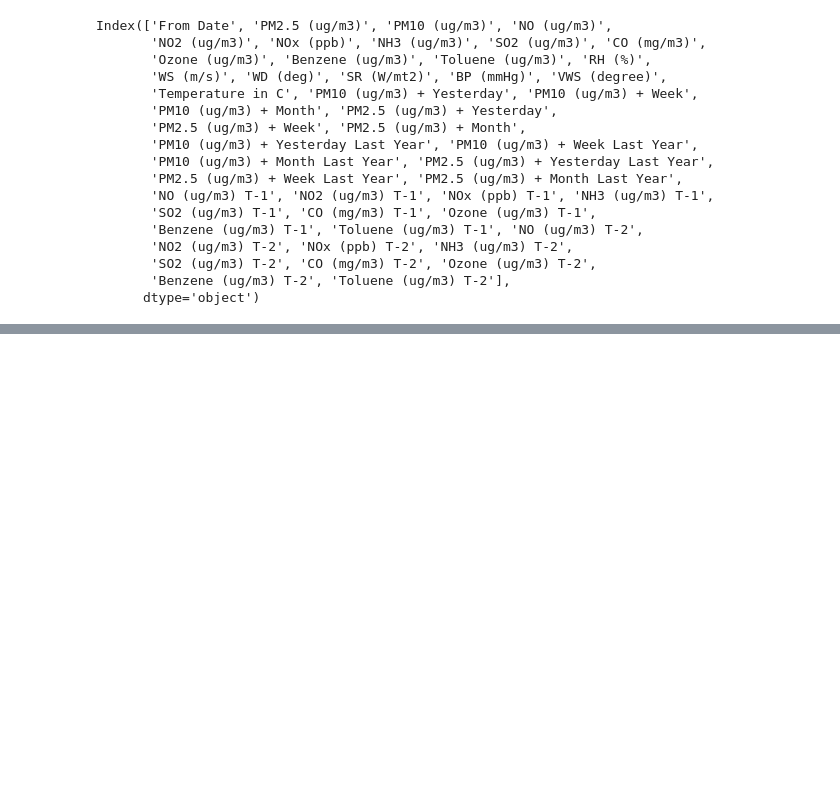
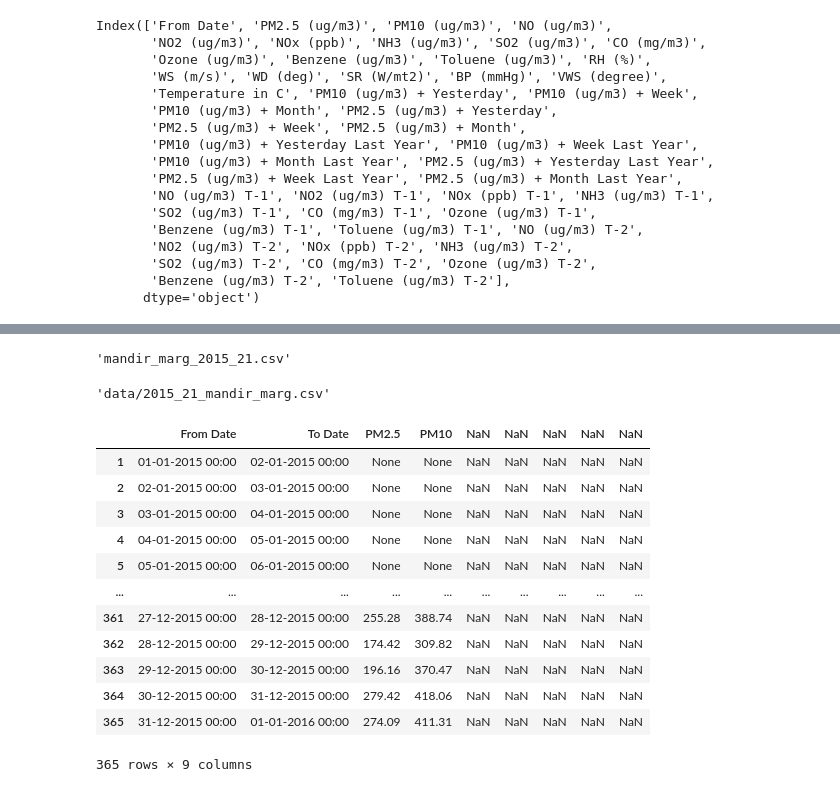
Before and after one commit to aggarwalsiddharth/framework, a Jupyter notebook: documentation.ipynb, the cells around one changed output, grey strips where cells are left out. Drawn from its saved outputs; the diff is of its cells as text; code cells hidden in the pictures; blank space fills up the shorter version.

```diff
--- a/documentation.ipynb
+++ b/documentation.ipynb
@@ -2151,0 +2179,33 @@ Index(['From Date', 'PM2.5 (ug/m3)', 'PM10 (ug/m3)', 'NO (ug/m3)',
+# %%
+file_2015
+# %% [output]
+'mandir_marg_2015_21.csv'
+# %%
+'data/' + file_2015
+# %% [output]
+'data/2015_21_mandir_marg.csv'
+# %%
+df = pd.read_csv('../2015_pm_rk_puram.csv')
+# %%
+df = df[15:]
+df.columns = list(df.iloc[0])
+df = df.reset_index(drop=True)
+df = df[1:]
+# %%
+df = df[:366]
+# %%
+df
+# %% [output]
+|  | From Date | To Date | PM2.5 | PM10 | NaN | NaN | NaN | NaN | NaN |
+| 1 | 01-01-2015 00:00 | 02-01-2015 00:00 | None | None | NaN | NaN | NaN | NaN | NaN |
+| 2 | 02-01-2015 00:00 | 03-01-2015 00:00 | None | None | NaN | NaN | NaN | NaN | NaN |
+| 3 | 03-01-2015 00:00 | 04-01-2015 00:00 | None | None | NaN | NaN | NaN | NaN | NaN |
+| 4 | 04-01-2015 00:00 | 05-01-2015 00:00 | None | None | NaN | NaN | NaN | NaN | NaN |
+| 5 | 05-01-2015 00:00 | 06-01-2015 00:00 | None | None | NaN | NaN | NaN | NaN | NaN |
+| ... | ... | ... | ... | ... | ... | ... | ... | ... | ... |
+| 361 | 27-12-2015 00:00 | 28-12-2015 00:00 | 255.28 | 388.74 | NaN | NaN | NaN | NaN | NaN |
+| 362 | 28-12-2015 00:00 | 29-12-2015 00:00 | 174.42 | 309.82 | NaN | NaN | NaN | NaN | NaN |
+| 363 | 29-12-2015 00:00 | 30-12-2015 00:00 | 196.16 | 370.47 | NaN | NaN | NaN | NaN | NaN |
+| 364 | 30-12-2015 00:00 | 31-12-2015 00:00 | 279.42 | 418.06 | NaN | NaN | NaN | NaN | NaN |
+| 365 | 31-12-2015 00:00 | 01-01-2016 00:00 | 274.09 | 411.31 | NaN | NaN | NaN | NaN | NaN |
+365 rows × 9 columns
```
Also changed, not shown: parts of 17 cells of this notebook, 18 other files.
